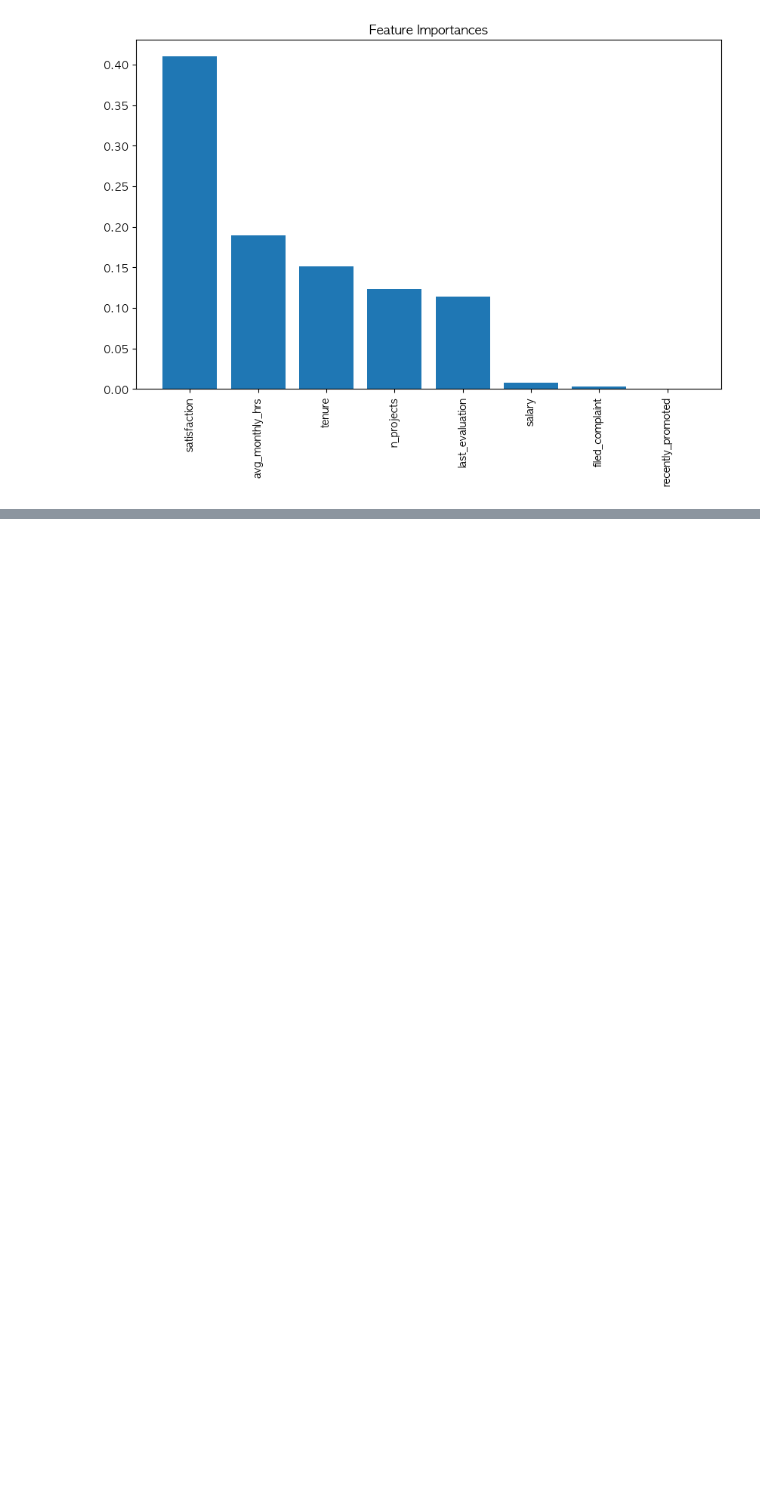
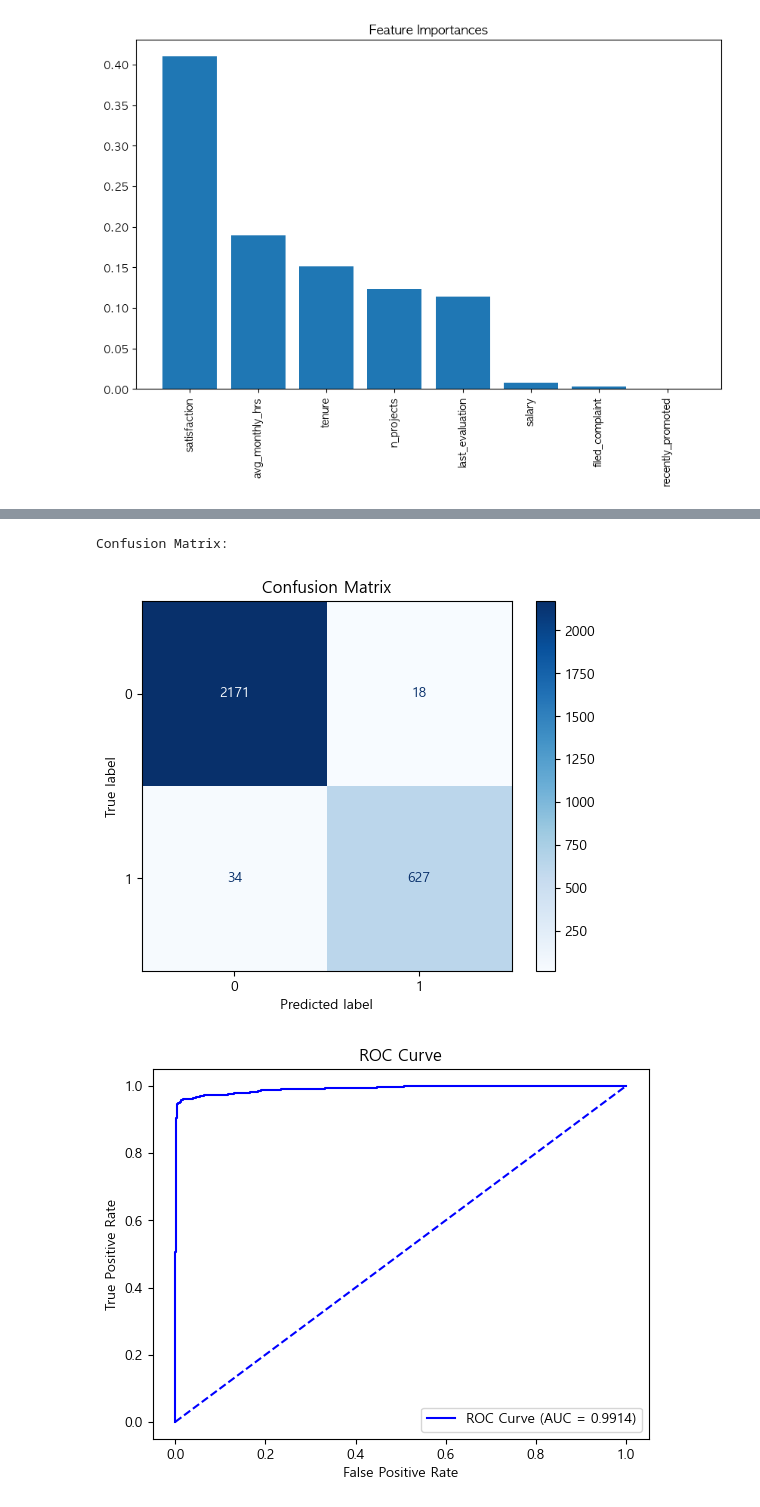
Before and after one commit to SKNETWORKS-FAMILY-AICAMP/SKN06-2nd-2Team, a Jupyter notebook: project2/employee_churn_model.ipynb, the cells around one changed output, grey strips where cells are left out. Drawn from its saved outputs; the diff is of its cells as text; code cells hidden in the pictures; blank space fills up the shorter version.

```diff
--- a/project2/employee_churn_model.ipynb
+++ b/project2/employee_churn_model.ipynb
@@ -261,0 +313,53 @@ Confusion Matrix:
+# %%
+import matplotlib.pyplot as plt
+from sklearn.metrics import confusion_matrix, roc_curve, roc_auc_score, ConfusionMatrixDisplay
+
+# 최적 모델을 평가하는 함수
+def evaluate_and_visualize_model(model, X_test, y_test):
+    # 예측 수행
+    y_pred = model.predict(X_test)
+    y_prob = model.predict_proba(X_test)[:, 1]
+
+    # 혼동 행렬
+    print("Confusion Matrix:")
+    cm = confusion_matrix(y_test, y_pred)
+    disp = ConfusionMatrixDisplay(confusion_matrix=cm)
+    disp.plot(cmap=plt.cm.Blues)
+    plt.title("Confusion Matrix")
+    plt.show()
+
+    # ROC 곡선 및 AUC 점수
+    if y_prob is not None:
+        fpr, tpr, _ = roc_curve(y_test, y_prob)
+        auc_score = roc_auc_score(y_test, y_prob)
+        plt.figure()
+        plt.plot(fpr, tpr, color='blue', label=f'ROC Curve (AUC = {auc_score:.4f})')
+        plt.plot([0, 1], [0, 1], color='blue', linestyle='--')
+        plt.xlabel('False Positive Rate')
+        plt.ylabel('True Positive Rate')
+        plt.title('ROC Curve')
+        plt.legend(loc="lower right")
+        plt.show()
+    else:
+        print("Model does not support probability prediction for ROC Curve.")
+
+    # 특성 중요도 (랜덤 포레스트, 그라디언트 부스팅 등 트리 기반 모델만 해당)
+    if hasattr(model, "feature_importances_"):
+        importances = model.feature_importances_
+        features = X_test.columns
+        indices = importances.argsort()[::-1]  # 중요도 순서로 정렬
+
+        plt.figure(figsize=(10, 6))
+        plt.title("Feature Importances")
+        plt.bar(range(len(indices)), importances[indices], align="center")
+        plt.xticks(range(len(indices)), [features[i] for i in indices], rotation=90)
+        plt.show()
+    else:
+        print("Feature importance is not available for this model.")
+
+# 최종 평가: 최적화된 모델을 평가하고 시각적으로 분석
+evaluate_and_visualize_model(xgb_model, X_test, y_test)
+# %% [output]
+Confusion Matrix:
+[figure, added]
+[figure, added]
```
Also changed, not shown: parts of 3 cells of this notebook.
